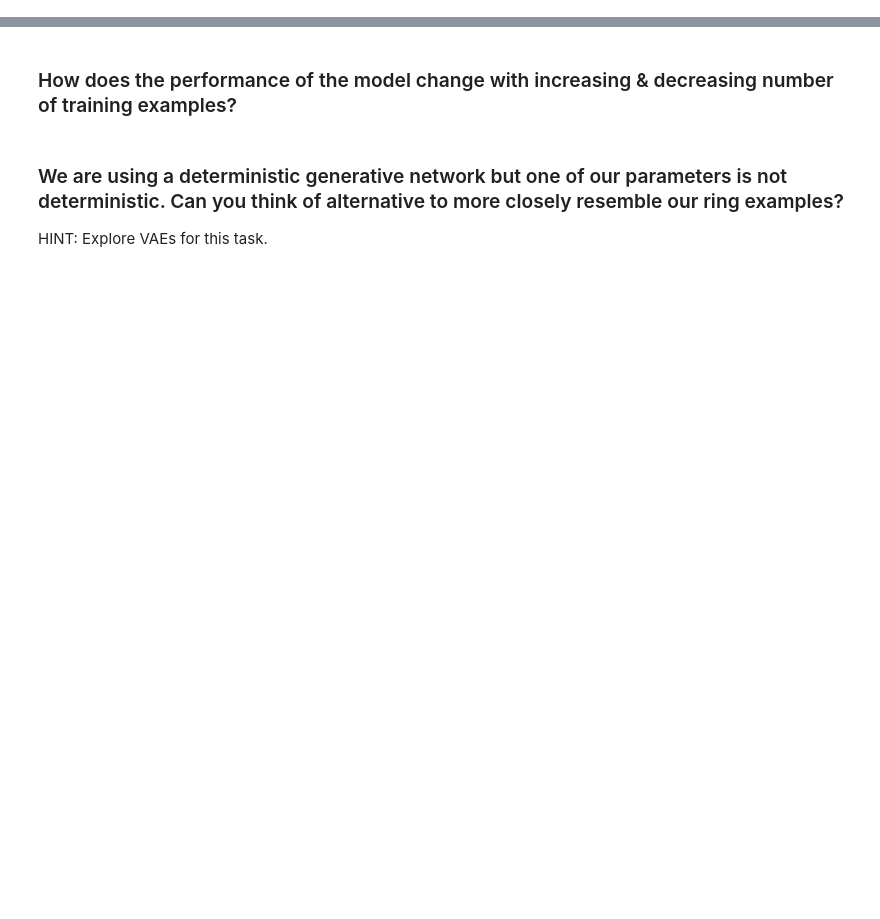
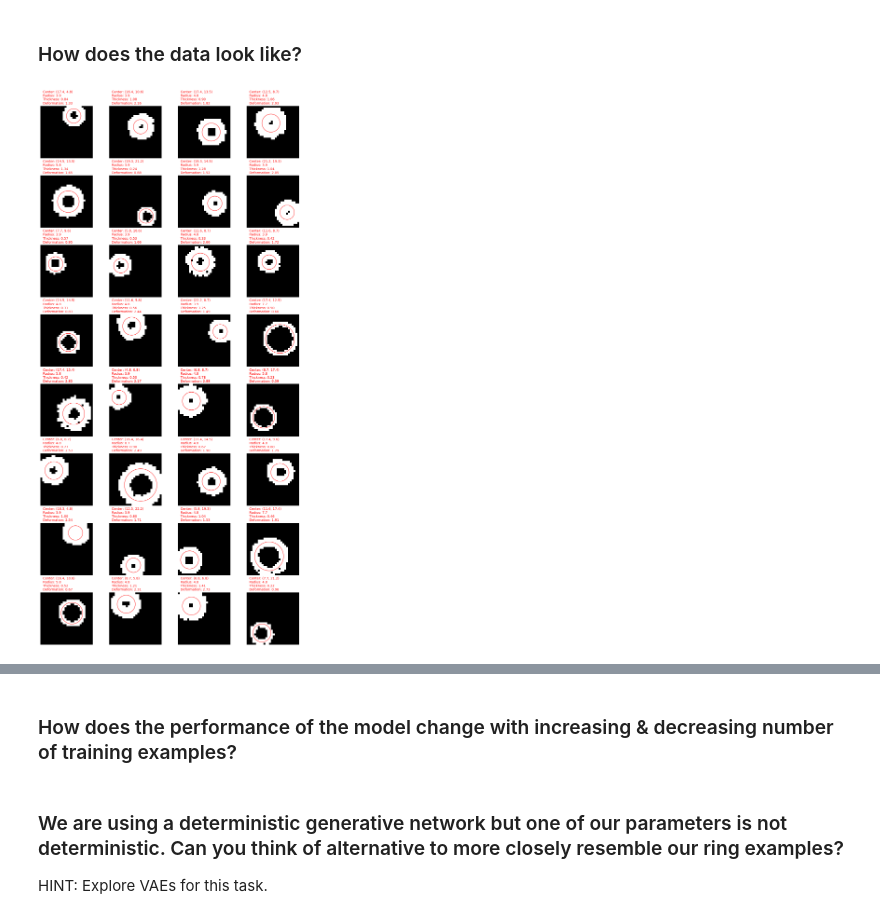
Before and after one commit to cesarjesusvalls/A3NetRingImg, a Jupyter notebook: RingGenerator.ipynb, the cells around one changed output, grey strips where cells are left out. Cells and saved outputs as stored; diff of their text form; code cells hidden in the pictures; blank space fills up the shorter version.

```diff
--- a/RingGenerator.ipynb
+++ b/RingGenerator.ipynb
@@ -46,7 +102,7 @@ def load_single_ring_dataset(directory):
 
     return np.array(images), np.array(labels)
 # %%
-images, labels = load_single_ring_dataset('single_ring_dataset')
+images, labels = load_single_ring_dataset('ring_generator_dataset')
 # %%
 img_size = int(np.sqrt(images[0].shape[0]))
 train_images, test_images, train_labels, test_labels = train_test_split(images, labels, test_size=0.2, random_state=42)
@@ -200,0 +109,2 @@ plot_generated_rings(trained_generator, test_labels, num_samples=10)
+# %% [markdown]
+### How does the data look like?
@@ -200,0 +166,5 @@ plot_generated_rings(trained_generator, test_labels, num_samples=10)
+# %%
+# Visualize some samples
+visualize_ring_dataset(images, labels, num_samples=32)
+# %% [output]
+[figure, added]
```
Also changed, not shown: parts of 13 cells of this notebook, 9 other files.
